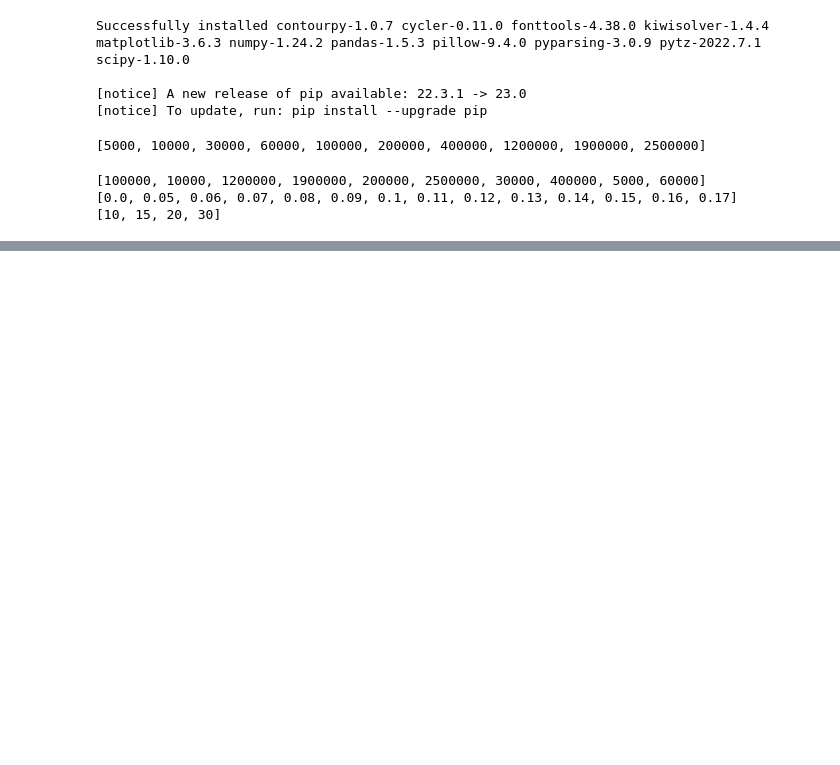
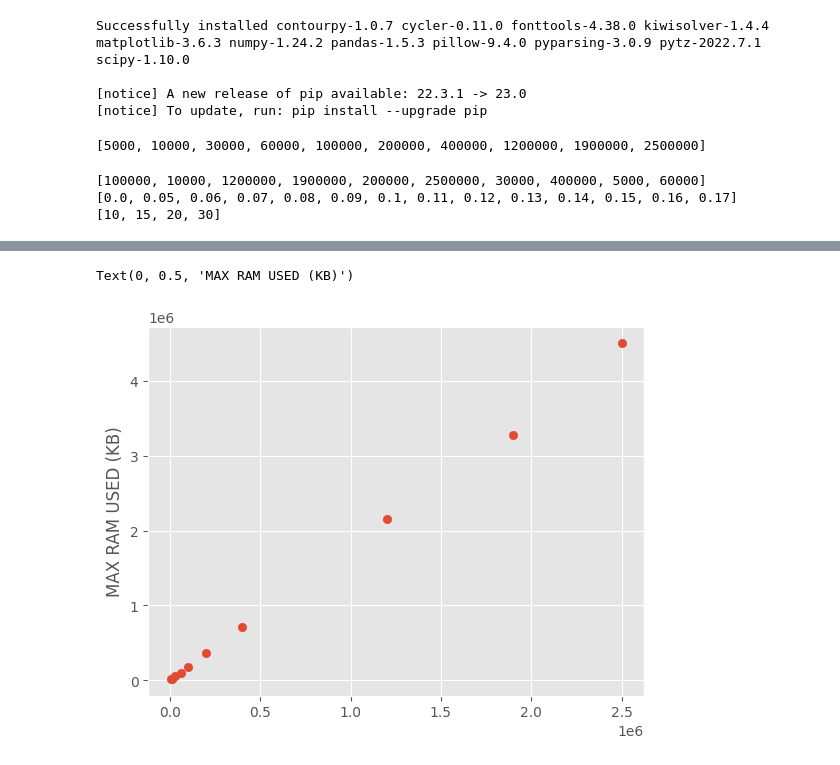
Before and after one commit to weathon/dating-app-pub, a Jupyter notebook: res/main.ipynb, the cells around one changed output, grey strips where cells are left out. Saved outputs shown, nothing was run; the diff lists cells and outputs as text; code cells hidden in the pictures; blank space fills up the shorter version.

```diff
--- a/res/main.ipynb
+++ b/res/main.ipynb
@@ -48,0 +49,8 @@ pylab.scatter(frame["N"],frame["Time"],alpha=0.5)
+# %%
+ran = np.array([5000, 10000, 30000, 60_000, 100_000, 200_000, 400_000, 1_200_000, 1_900_000, 2_500_000])
+RAM = pd.read_csv("ram.csv")
+pylab.scatter(ran[RAM["JobID"]], RAM["MaxRSS"])
+pylab.ylabel("MAX RAM USED (KB)")
+# %% [output]
+Text(0, 0.5, 'MAX RAM USED (KB)')
+[figure, added]
```
Also changed, not shown: parts of 2 cells of this notebook, 2 other files.
